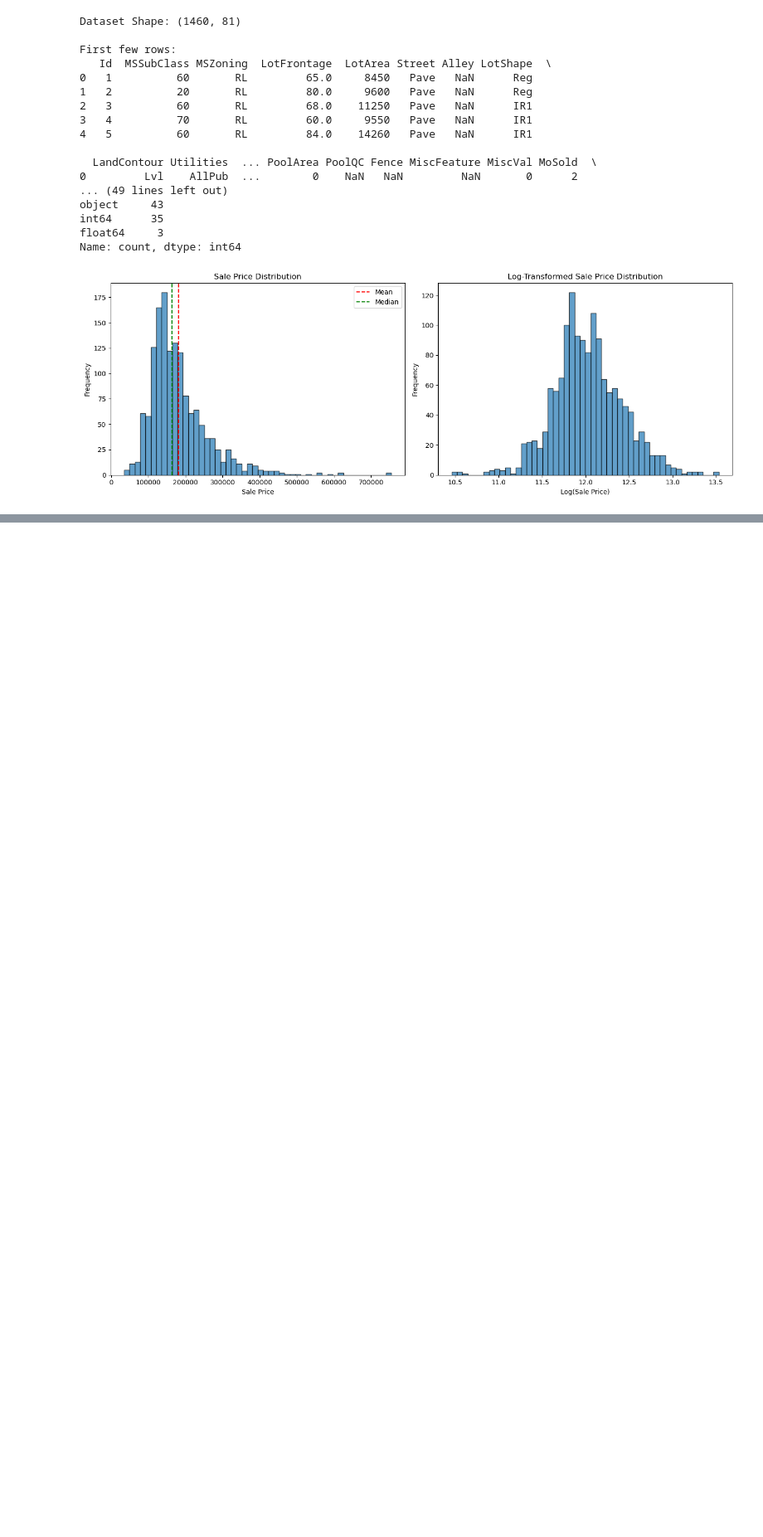
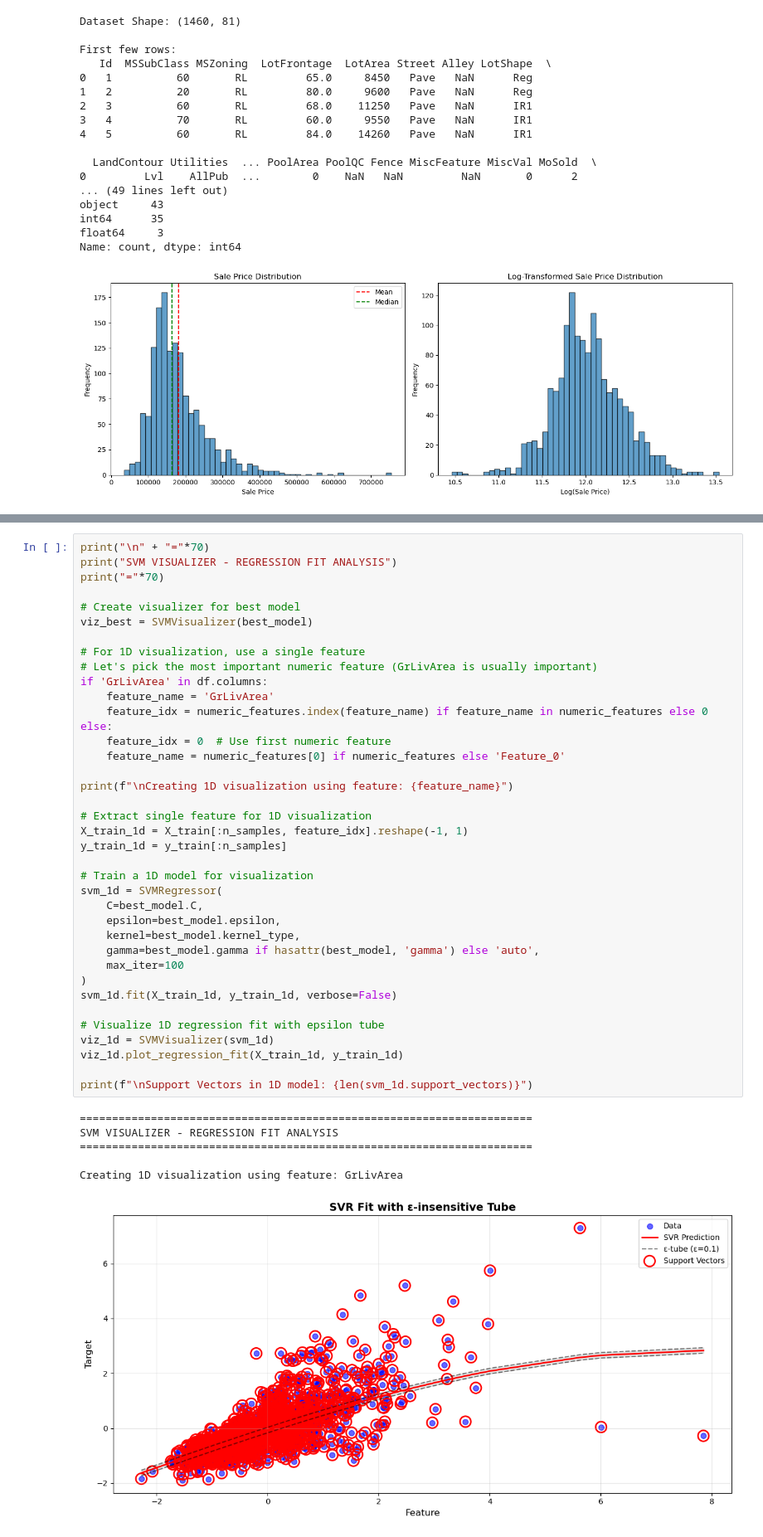
Before and after one commit to TakundaDanha/ml-models-from-scratch, a Jupyter notebook: notebooks/07_svm_demo.ipynb, the cells around one changed output, grey strips where cells are left out. Shown at 83% size. Cells and saved outputs as stored; diff of their text form; blank space fills up the shorter version.

```diff
--- a/notebooks/07_svm_demo.ipynb
+++ b/notebooks/07_svm_demo.ipynb
@@ -154,0 +365,45 @@ could not convert string to float: 'RL'
+# %%
+print("\n" + "="*70)
+print("SVM VISUALIZER - REGRESSION FIT ANALYSIS")
+print("="*70)
+
+# Create visualizer for best model
+viz_best = SVMVisualizer(best_model)
+
+# For 1D visualization, use a single feature
+# Let's pick the most important numeric feature (GrLivArea is usually important)
+if 'GrLivArea' in df.columns:
+    feature_name = 'GrLivArea'
+    feature_idx = numeric_features.index(feature_name) if feature_name in numeric_features else 0
+else:
+    feature_idx = 0  # Use first numeric feature
+    feature_name = numeric_features[0] if numeric_features else 'Feature_0'
+
+print(f"\nCreating 1D visualization using feature: {feature_name}")
+
+# Extract single feature for 1D visualization
+X_train_1d = X_train[:n_samples, feature_idx].reshape(-1, 1)
+y_train_1d = y_train[:n_samples]
+
+# Train a 1D model for visualization
+svm_1d = SVMRegressor(
+    C=best_model.C,
+    epsilon=best_model.epsilon,
+    kernel=best_model.kernel_type,
+    gamma=best_model.gamma if hasattr(best_model, 'gamma') else 'auto',
+    max_iter=100
+)
+svm_1d.fit(X_train_1d, y_train_1d, verbose=False)
+
+# Visualize 1D regression fit with epsilon tube
+viz_1d = SVMVisualizer(svm_1d)
+viz_1d.plot_regression_fit(X_train_1d, y_train_1d)
+
+print(f"\nSupport Vectors in 1D model: {len(svm_1d.support_vectors)}")
+# %% [output]
+======================================================================
+SVM VISUALIZER - REGRESSION FIT ANALYSIS
+======================================================================
+
+Creating 1D visualization using feature: GrLivArea
+[figure, added]
```
Also changed, not shown: parts of 16 cells of this notebook.
